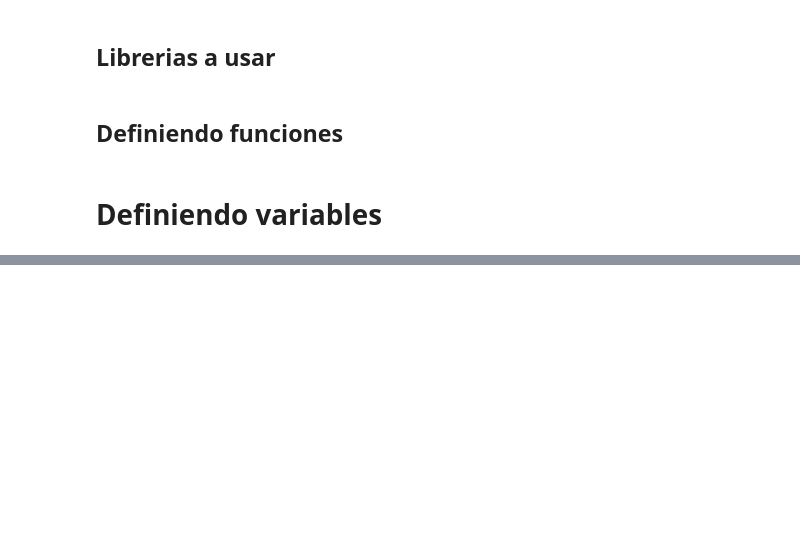
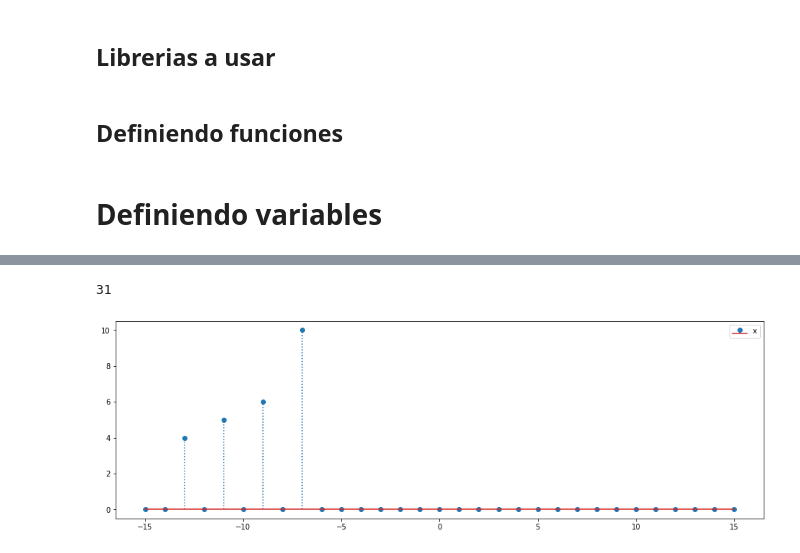
Before and after one commit to Felipe-Veli/Repositorio-1, a Jupyter notebook: Tarea_1Pipe.ipynb, the cells around one changed output, grey strips where cells are left out. Drawn from its saved outputs; the diff is of its cells as text; code cells hidden in the pictures; blank space fills up the shorter version.

```diff
--- a/Tarea_1Pipe.ipynb
+++ b/Tarea_1Pipe.ipynb
@@ -82,0 +144,7 @@ stem(n,r_1)
+# %%
+asd=[0,0,4,0,5,0,6,0,10,0,0,0,0,0,0,0,0,0,0,0,0,0,0,0,0,0,0,0,0,0,0]
+print(len(asd))
+stem(n,asd)
+# %% [output]
+31
+[figure, added]
```
Also changed, not shown: parts of 9 cells of this notebook.
